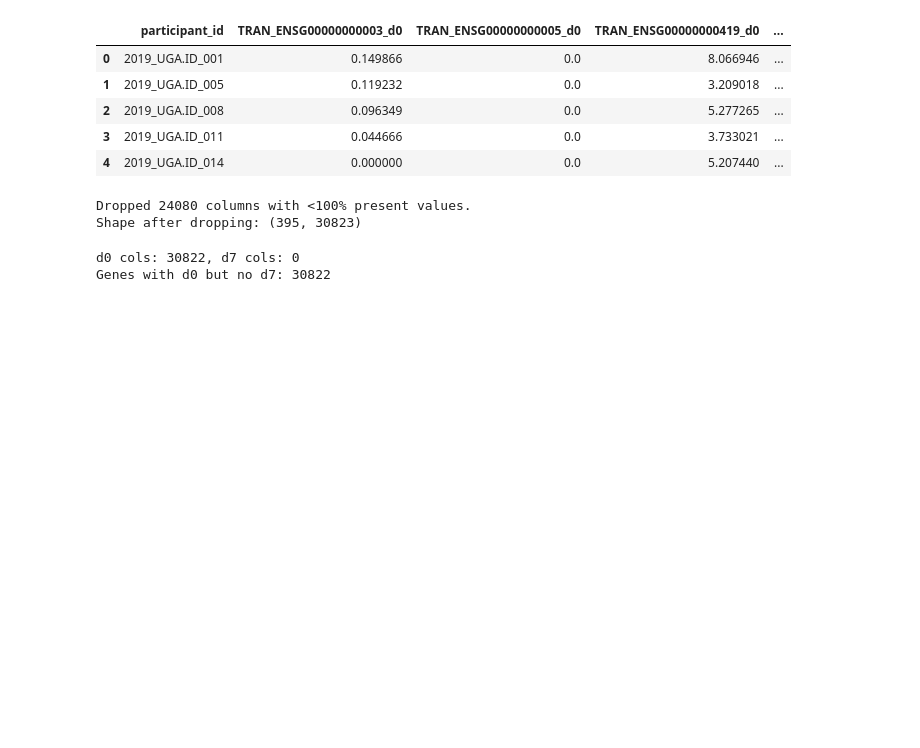
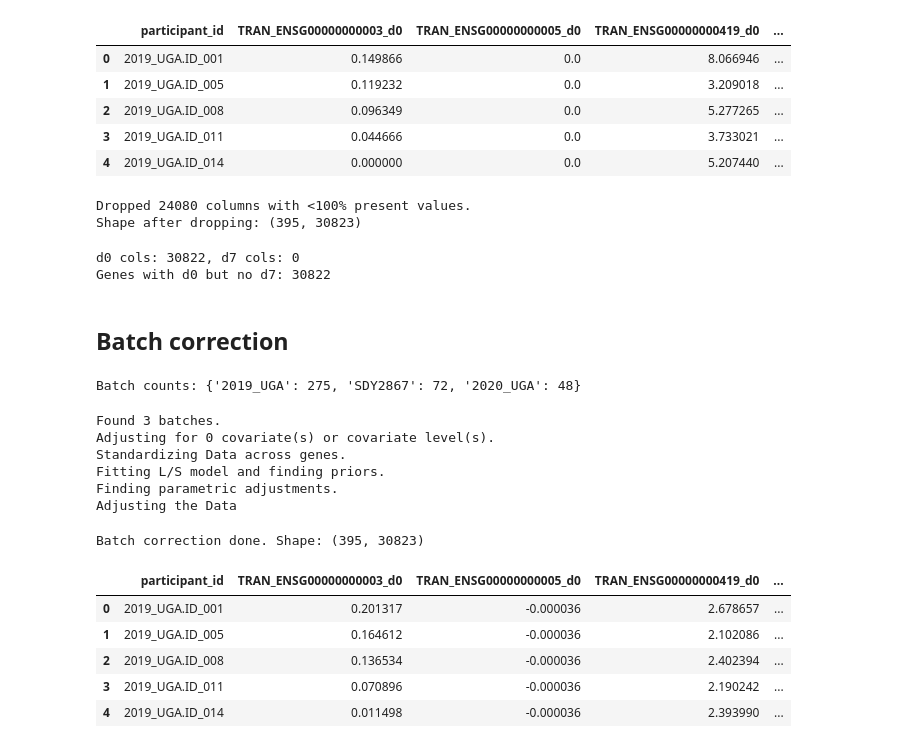
Before and after one commit to DirtyChay/cmi-flu-prediction-challenge-capstone, a Jupyter notebook: data_cleaning/train/clean_transcriptomics.ipynb, the cells around one changed output. Cells and saved outputs as stored; diff of their text form; code cells hidden in the pictures; blank space fills up the shorter version.

```diff
--- a/data_cleaning/train/clean_transcriptomics.ipynb
+++ b/data_cleaning/train/clean_transcriptomics.ipynb
@@ -91,3 +92,53 @@ print(f"Genes with d0 but no d7: {len(missing_d7)}")
 # %% [output]
 d0 cols: 30822, d7 cols: 0
 Genes with d0 but no d7: 30822
+# %% [markdown]
+## Batch correction
+# %%
+gene_cols = [c for c in df_pivot.columns if c != 'participant_id']
+
+participants_2019_uga = set(df_2019_uga['participant_id'].unique())
+participants_2020_uga = set(df_2020_uga['participant_id'].unique())
+participants_sdy2867 = set(df_sdy2867['participant_id'].unique())
+
+
+def get_batch(pid):
+    if pid in participants_2019_uga:
+        return '2019_UGA'
+    elif pid in participants_2020_uga:
+        return '2020_UGA'
+    else:
+        return 'SDY2867'
+
+
+batch = df_pivot['participant_id'].map(get_batch).tolist()
+print("Batch counts:", pd.Series(batch).value_counts().to_dict())
+# %% [output]
+Batch counts: {'2019_UGA': 275, 'SDY2867': 72, '2020_UGA': 48}
+# %%
+# pycombat expects genes x samples DataFrame in log scale
+expr_df = pd.DataFrame(
+    np.log1p(df_pivot[gene_cols].values).T,
+    index=gene_cols,
+    columns=df_pivot['participant_id']
+)
+corrected_df = pycombat(expr_df, batch)
+
+# Put corrected log-scale values back
+df_pivot[gene_cols] = corrected_df.values.T
+print("Batch correction done. Shape:", df_pivot.shape)
+peek(df_pivot)
+# %% [output]
+Found 3 batches.
+Adjusting for 0 covariate(s) or covariate level(s).
+Standardizing Data across genes.
+Fitting L/S model and finding priors.
+Finding parametric adjustments.
+Adjusting the Data
+Batch correction done. Shape: (395, 30823)
+|  | participant_id | TRAN_ENSG00000000003_d0 | TRAN_ENSG00000000005_d0 | TRAN_ENSG00000000419_d0 | ... |
+| 0 | 2019_UGA.ID_001 | 0.201317 | -0.000036 | 2.678657 | ... |
+| 1 | 2019_UGA.ID_005 | 0.164612 | -0.000036 | 2.102086 | ... |
+| 2 | 2019_UGA.ID_008 | 0.136534 | -0.000036 | 2.402394 | ... |
+| 3 | 2019_UGA.ID_011 | 0.070896 | -0.000036 | 2.190242 | ... |
+| 4 | 2019_UGA.ID_014 | 0.011498 | -0.000036 | 2.393990 | ... |
```
Also changed, not shown: parts of 3 cells of this notebook, 1 other file.
